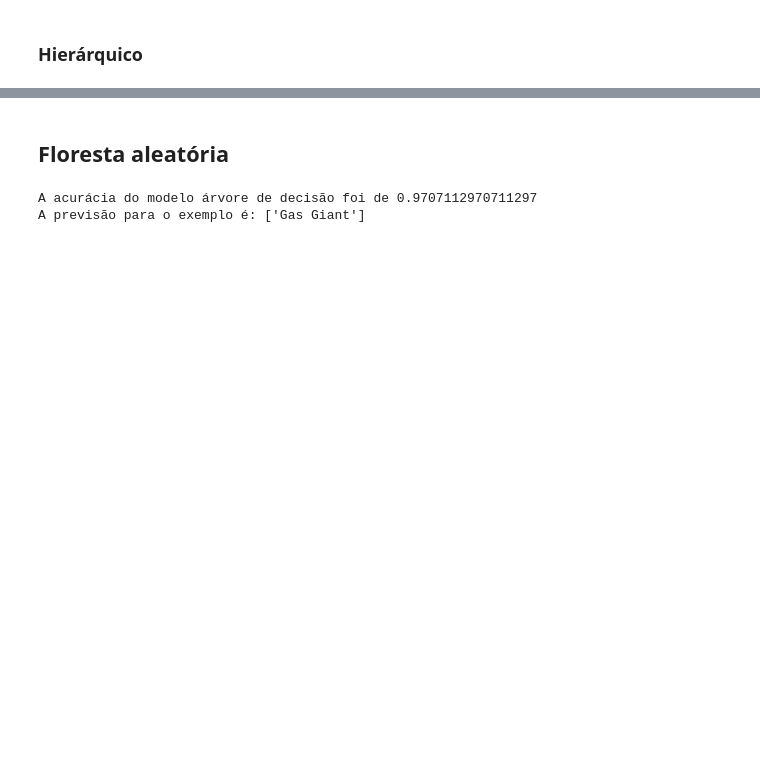
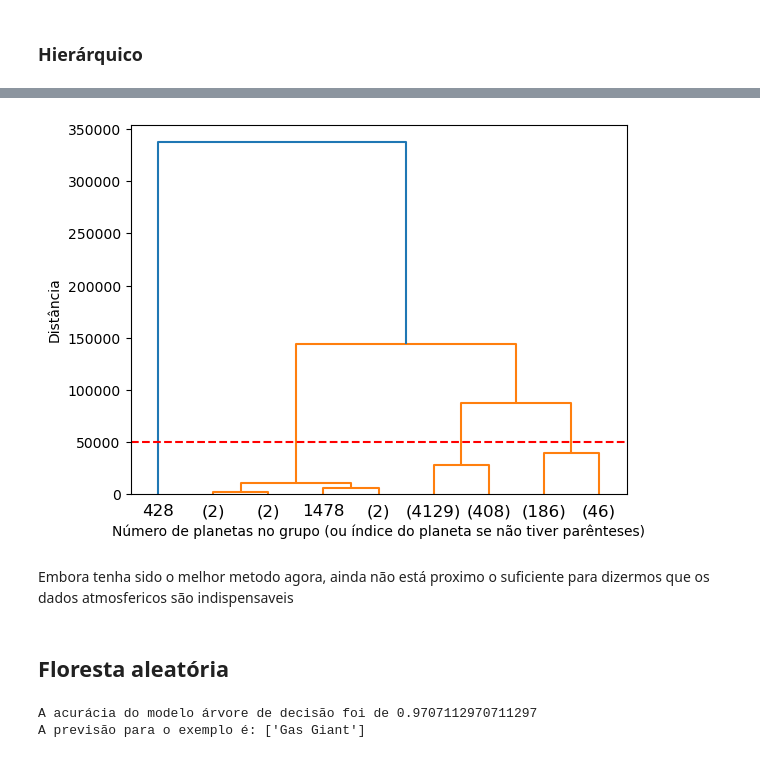
Before and after one commit to EricLeandroLM/Projeto_final_Machine_learning, a Jupyter notebook: Trabalho final.ipynb, the cells around one changed output, grey strips where cells are left out. Drawn from its saved outputs; the diff is of its cells as text; code cells hidden in the pictures; blank space fills up the shorter version.

```diff
--- a/Trabalho final.ipynb
+++ b/Trabalho final.ipynb
@@ -444,3 +429,22 @@ plt.show()
+# %%
+''''''
+
+METODO_DISTANCIA = "ward" # Distância de variância mínima, melhor metodo encontrado
+
+agrupador = linkage(X, METODO_DISTANCIA)  # Gearndo o modelo
+
+NIVEL_MAXIMO = 3 # Definindo tamanho maximo do nível
+
+dendrogram(agrupador, truncate_mode="level", p=NIVEL_MAXIMO)
+
+plt.axhline(50000, linestyle="--", color="red")
+plt.xlabel("Número de planetas no grupo (ou índice do planeta se não tiver parênteses)")
+plt.ylabel("Distância");
+plt.show()
+# %% [output]
+[figure, added]
+# %% [markdown]
+Embora tenha sido o melhor metodo agora, ainda não está proximo o suficiente para dizermos que os dados atmosfericos são indispensaveis
 # %% [markdown]
 ## **Floresta aleatória**
 # %%
```
Also changed, not shown: parts of 9 cells of this notebook.
